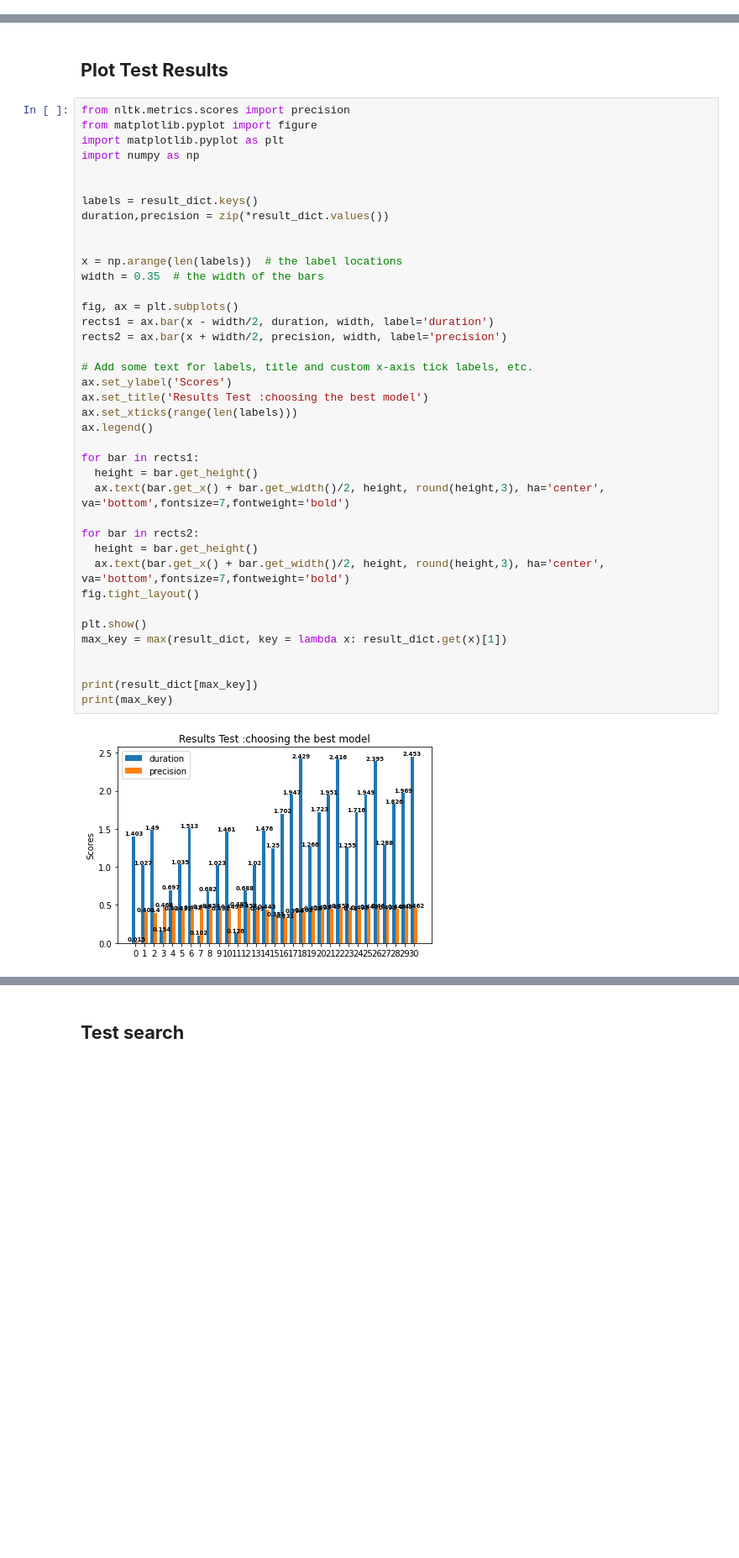
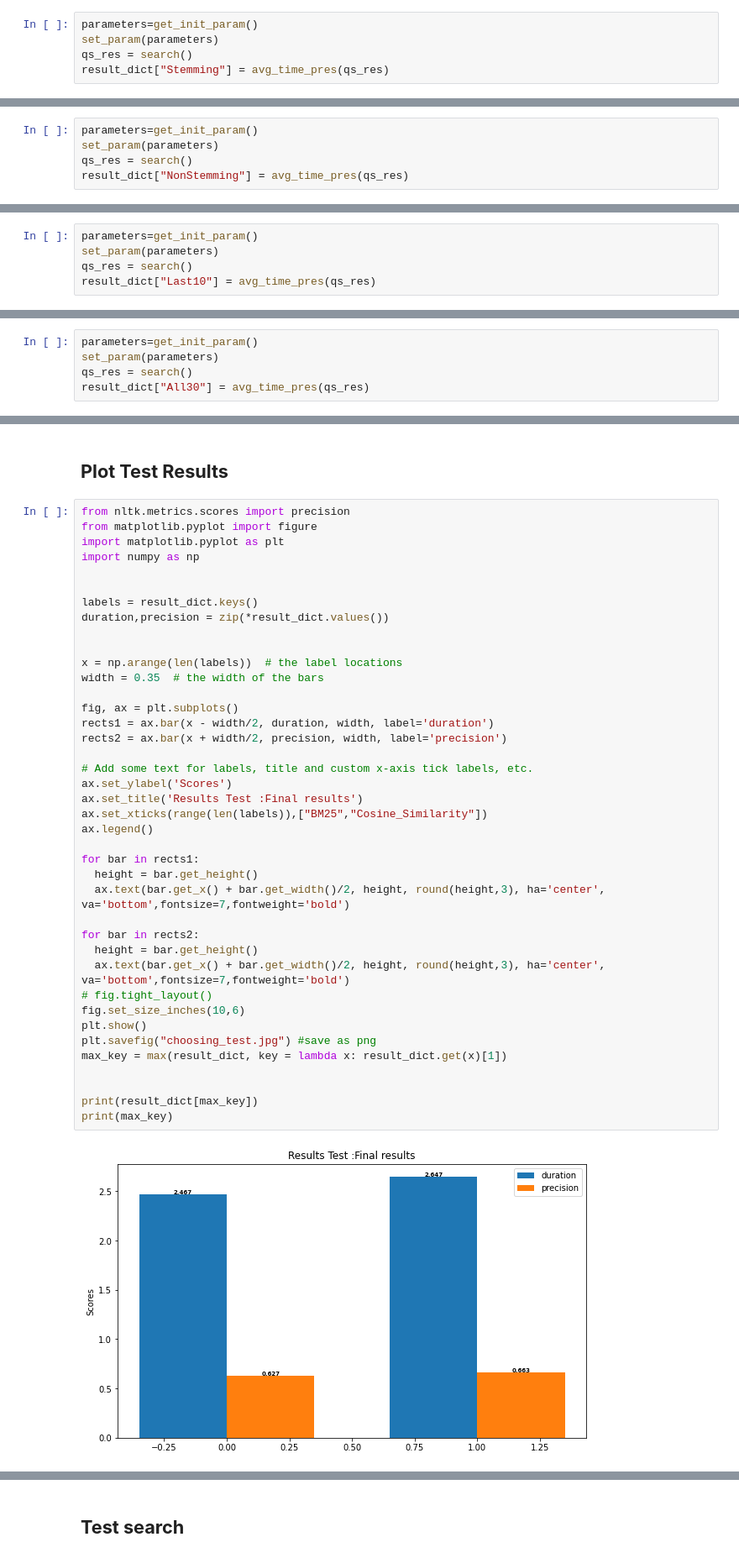
Before and after one commit to yuvalgorodissky/Information_retrieval_project, a Jupyter notebook: run_frontend_in_colab.ipynb, the cells around one changed output, grey strips where cells are left out. Shown at 84% size. Saved outputs shown, nothing was run; the diff lists cells and outputs as text; blank space fills up the shorter version.

```diff
--- a/run_frontend_in_colab.ipynb
+++ b/run_frontend_in_colab.ipynb
@@ -219,0 +262,5 @@ for i in range(20):
+# %%
+parameters=get_init_param()
+set_param(parameters)
+qs_res = search()
+result_dict["Stemming"] = avg_time_pres(qs_res)
@@ -219,0 +269,5 @@ for i in range(20):
+# %%
+parameters=get_init_param()
+set_param(parameters)
+qs_res = search()
+result_dict["NonStemming"] = avg_time_pres(qs_res)
@@ -219,0 +278,5 @@ for i in range(20):
+# %%
+parameters=get_init_param()
+set_param(parameters)
+qs_res = search()
+result_dict["Last10"] = avg_time_pres(qs_res)
@@ -219,0 +285,5 @@ for i in range(20):
+# %%
+parameters=get_init_param()
+set_param(parameters)
+qs_res = search()
+result_dict["All30"] = avg_time_pres(qs_res)
@@ -228,35 +300,36 @@ import numpy as np
 
 labels = result_dict.keys()
 duration,precision = zip(*result_dict.values())
 
 
 x = np.arange(len(labels))  # the label locations
 width = 0.35  # the width of the bars
 
 fig, ax = plt.subplots()
 rects1 = ax.bar(x - width/2, duration, width, label='duration')
 rects2 = ax.bar(x + width/2, precision, width, label='precision')
 
 # Add some text for labels, title and custom x-axis tick labels, etc.
 ax.set_ylabel('Scores')
-ax.set_title('Results Test :choosing the best model')
-ax.set_xticks(range(len(labels)))
+ax.set_title('Results Test :Final results')
+ax.set_xticks(range(len(labels)),["BM25","Cosine_Similarity"])
 ax.legend()
 
 for bar in rects1:
   height = bar.get_height()
   ax.text(bar.get_x() + bar.get_width()/2, height, round(height,3), ha='center', va='bottom',fontsize=7,fontweight='bold')
 
 for bar in rects2:
   height = bar.get_height()
   ax.text(bar.get_x() + bar.get_width()/2, height, round(height,3), ha='center', va='bottom',fontsize=7,fontweight='bold')
-fig.tight_layout()
-
+# fig.tight_layout()
+fig.set_size_inches(10,6)
 plt.show()
+plt.savefig("choosing_test.jpg") #save as png
 max_key = max(result_dict, key = lambda x: result_dict.get(x)[1])
 
 
 print(result_dict[max_key])
 print(max_key)
 # %% [output]
-[figure, old version]
+[figure, new version]
```
Also changed, not shown: parts of 30 cells of this notebook.
